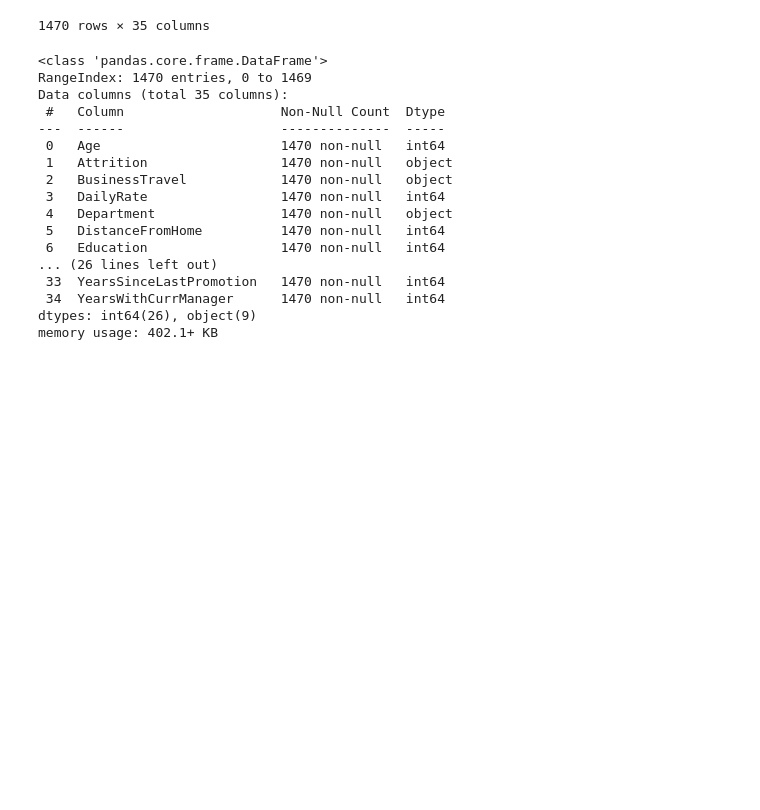
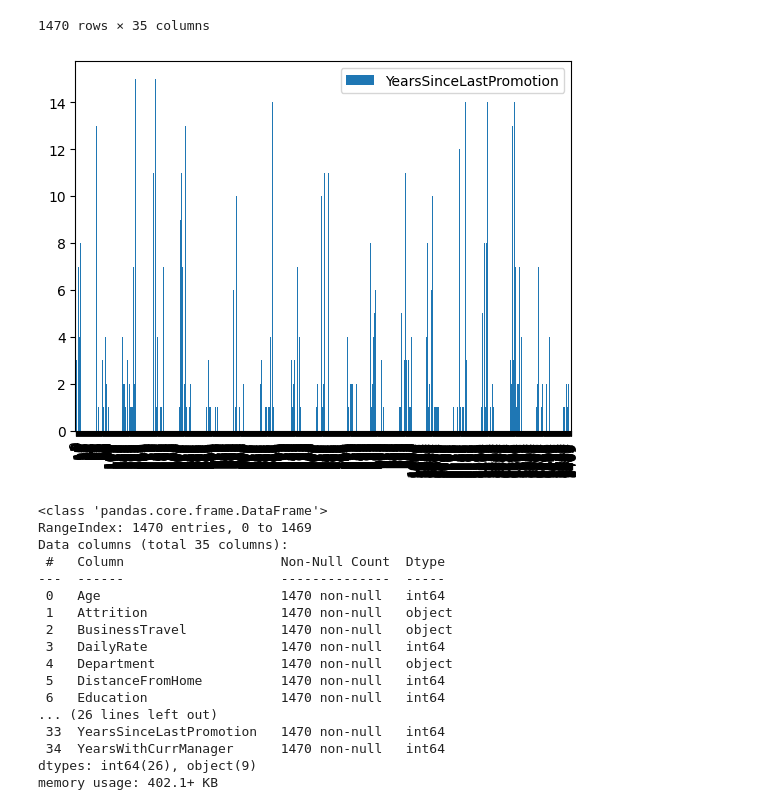
Before and after one commit to Aliasghar9753/aliasghar9753, a Jupyter notebook: Welcome_To_Colab.ipynb, the cells around one changed output. Drawn from its saved outputs; the diff is of its cells as text; code cells hidden in the pictures; blank space fills up the shorter version.

```diff
--- a/Welcome_To_Colab.ipynb
+++ b/Welcome_To_Colab.ipynb
@@ -53,6 +53,14 @@ df
 | 1468 | 49 | No | Travel_Frequently | 1023 | Sales | 2 | 3 | ... |
 | 1469 | 34 | No | Travel_Rarely | 628 | Research & Development | 8 | 3 | ... |
 1470 rows × 35 columns
+# %%
+x =['StandardHours']
+df [x]
+y =['YearsSinceLastPromotion']
+df [y]
+df.plot.bar(y='YearsSinceLastPromotion');
+# %% [output]
+[figure, added]
 # %%
 df.info()
 # %% [output]
```
Also changed, not shown: parts of 28 cells of this notebook.
